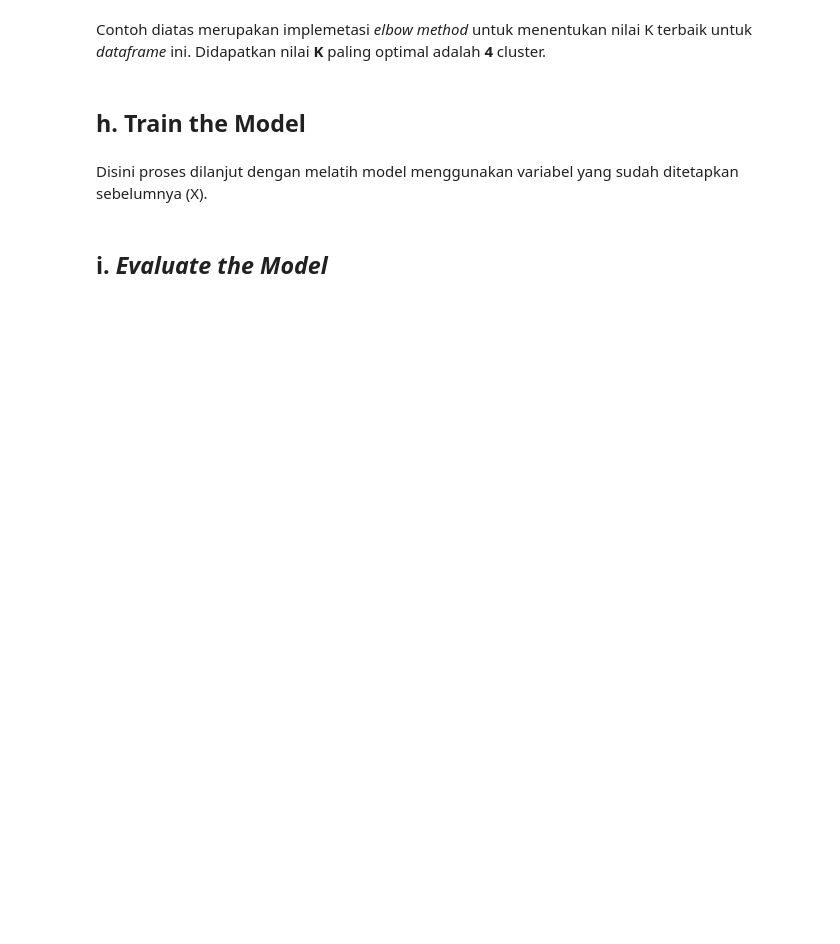
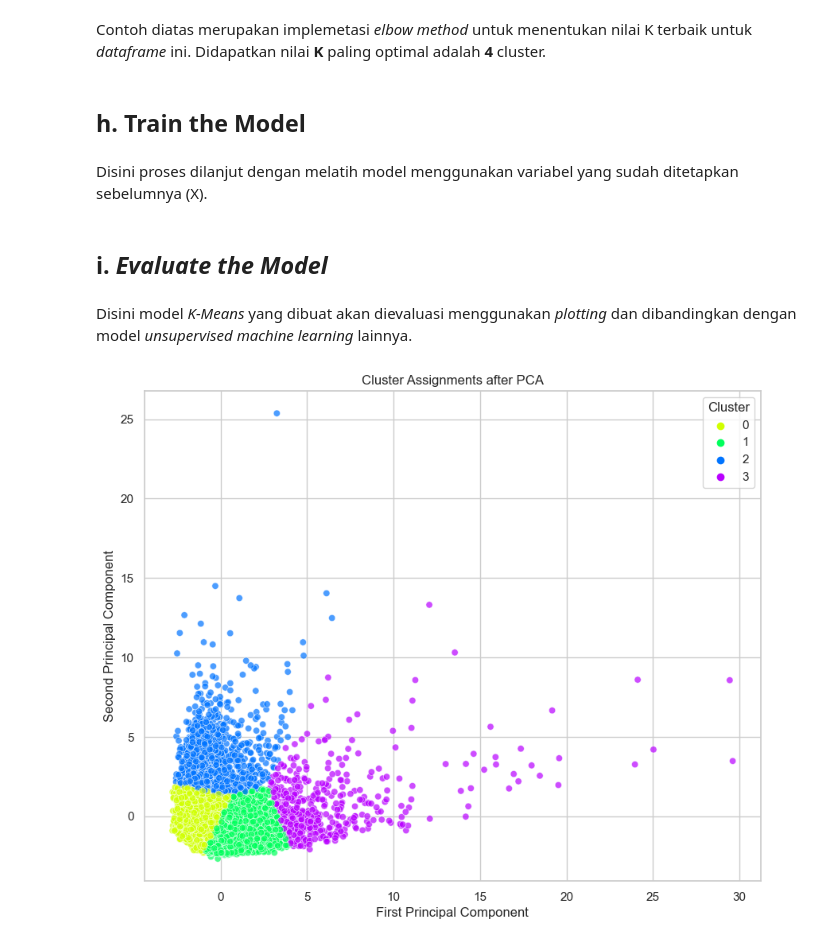
Before and after one commit to vincenta1206519/Hacktiv8_FinalProject, a Jupyter notebook: Final Project 4/PYTN_KampusMerdeka_fp4_Kelompok9.ipynb, the cells around one changed output. Drawn from its saved outputs; the diff is of its cells as text; code cells hidden in the pictures; blank space fills up the shorter version.

Commit message:
Added .pkl and req.txt file. finalized

```diff
--- a/Final Project 4/PYTN_KampusMerdeka_fp4_Kelompok9.ipynb
+++ b/Final Project 4/PYTN_KampusMerdeka_fp4_Kelompok9.ipynb
@@ -364,7 +530,10 @@ final_kmeans = KMeans(n_clusters=elbow_k, n_init=10, random_state=42)
 # %% [markdown]
 Disini proses dilanjut dengan melatih model menggunakan variabel yang sudah ditetapkan sebelumnya (X).
 # %%
-# Fit the model to your data
-final_kmeans.predict(X)
+# Fit the KMeans model to the PCA-transformed data
+final_kmeans.fit(X_pca)
+
+# Assign each data point to a cluster
+cluster_assignments = final_kmeans.predict(X_pca)
 # %% [markdown]
 ## i. *Evaluate the Model*
@@ -373,0 +540,28 @@ print("The average silhouette_score is :", silhouette_avg)
+# %% [markdown]
+Disini model *K-Means* yang dibuat akan dievaluasi menggunakan *plotting* dan dibandingkan dengan model *unsupervised machine learning* lainnya.
+# %%
+# Optionally, add the cluster assignments to your DataFrame
+X_pca_df['Cluster'] = cluster_assignments
+# %%
+# Set the style of the visualization
+sns.set(style="whitegrid")
+
+# Create a scatter plot using Seaborn
+plt.figure(figsize=(10, 8))
+
+# Plot each cluster with a different color using Seaborn
+sns.scatterplot(x='PCA1', y='PCA2', hue='Cluster',
+                palette=sns.color_palette("hsv", elbow_k),  # Adjust the palette as needed
+                data=X_pca_df, legend='full', alpha=0.7)  # alpha is for transparency
+
+# Label the axes
+plt.xlabel('First Principal Component')
+plt.ylabel('Second Principal Component')
+
+# Optional: Add a title
+plt.title('Cluster Assignments after PCA')
+
+# Show the plot
+plt.show()
+# %% [output]
+[figure, added]
```
Also changed, not shown: parts of 42 cells of this notebook, 3 other files.
